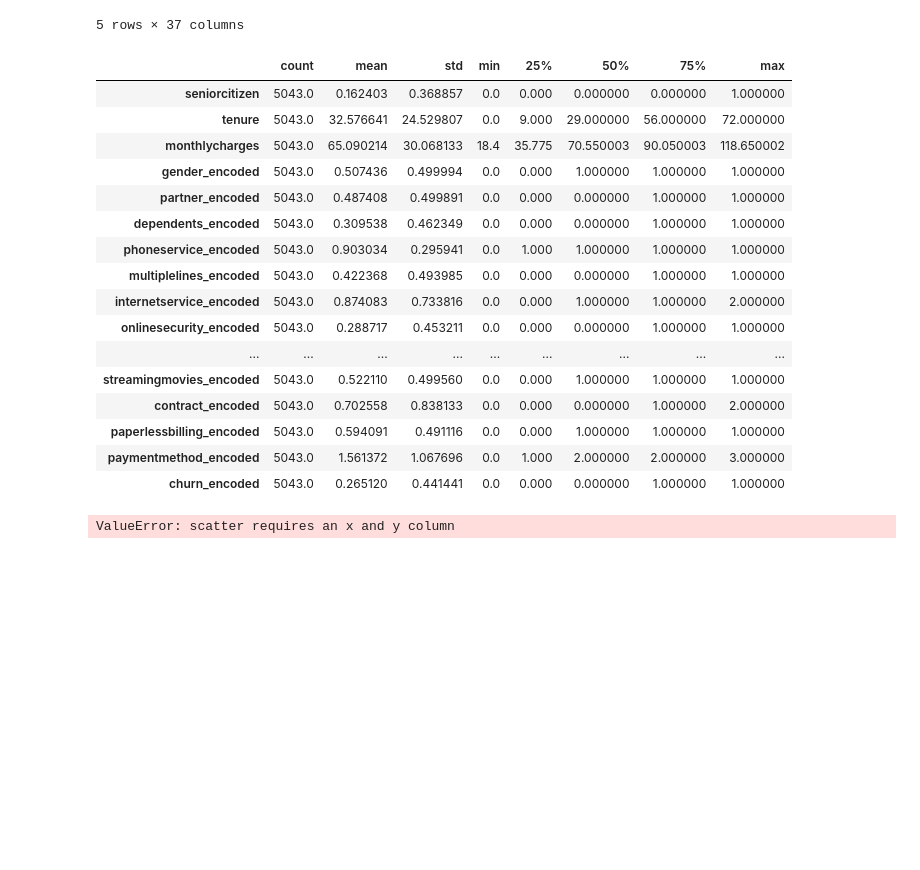
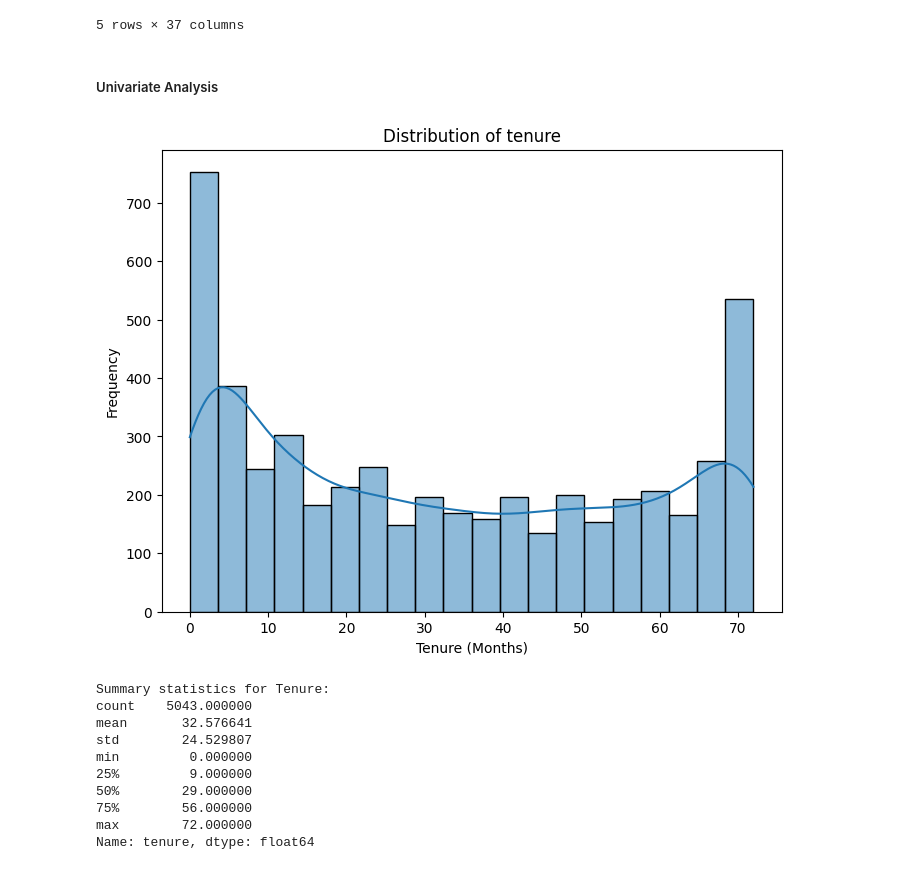
Before and after one commit to heldana30/Customer_Churn_Prediction, a Jupyter notebook: customer_churn_prediction.ipynb, the cells around one changed output. Cells and saved outputs as stored; diff of their text form; code cells hidden in the pictures; blank space fills up the shorter version.

```diff
--- a/customer_churn_prediction.ipynb
+++ b/customer_churn_prediction.ipynb
@@ -550,27 +552,29 @@ train_df.head()
 | 3 | 7795-CFOCW | Male | 0 | No | No | 45 | No | No | ... |
 | 4 | 9237-HQITU | Female | 0 | No | No | 2 | Yes | No | ... |
 5 rows × 37 columns
-# %%
-train_df.describe().T
-# %% [output]
-|  | count | mean | std | min | 25% | 50% | 75% | max |
-| seniorcitizen | 5043.0 | 0.162403 | 0.368857 | 0.0 | 0.000 | 0.000000 | 0.000000 | 1.000000 |
-| tenure | 5043.0 | 32.576641 | 24.529807 | 0.0 | 9.000 | 29.000000 | 56.000000 | 72.000000 |
-| monthlycharges | 5043.0 | 65.090214 | 30.068133 | 18.4 | 35.775 | 70.550003 | 90.050003 | 118.650002 |
-| gender_encoded | 5043.0 | 0.507436 | 0.499994 | 0.0 | 0.000 | 1.000000 | 1.000000 | 1.000000 |
-| partner_encoded | 5043.0 | 0.487408 | 0.499891 | 0.0 | 0.000 | 0.000000 | 1.000000 | 1.000000 |
-| dependents_encoded | 5043.0 | 0.309538 | 0.462349 | 0.0 | 0.000 | 0.000000 | 1.000000 | 1.000000 |
-| phoneservice_encoded | 5043.0 | 0.903034 | 0.295941 | 0.0 | 1.000 | 1.000000 | 1.000000 | 1.000000 |
-| multiplelines_encoded | 5043.0 | 0.422368 | 0.493985 | 0.0 | 0.000 | 0.000000 | 1.000000 | 1.000000 |
-| internetservice_encoded | 5043.0 | 0.874083 | 0.733816 | 0.0 | 0.000 | 1.000000 | 1.000000 | 2.000000 |
-| onlinesecurity_encoded | 5043.0 | 0.288717 | 0.453211 | 0.0 | 0.000 | 0.000000 | 1.000000 | 1.000000 |
-| ... | ... | ... | ... | ... | ... | ... | ... | ... |
-| streamingmovies_encoded | 5043.0 | 0.522110 | 0.499560 | 0.0 | 0.000 | 1.000000 | 1.000000 | 1.000000 |
-| contract_encoded | 5043.0 | 0.702558 | 0.838133 | 0.0 | 0.000 | 0.000000 | 1.000000 | 2.000000 |
-| paperlessbilling_encoded | 5043.0 | 0.594091 | 0.491116 | 0.0 | 0.000 | 1.000000 | 1.000000 | 1.000000 |
-| paymentmethod_encoded | 5043.0 | 1.561372 | 1.067696 | 0.0 | 1.000 | 2.000000 | 2.000000 | 3.000000 |
-| churn_encoded | 5043.0 | 0.265120 | 0.441441 | 0.0 | 0.000 | 0.000000 | 1.000000 | 1.000000 |
-# %%
-train_df.plot(kind='scatter')
-# %% [output]
-ValueError: scatter requires an x and y column
+# %% [markdown]
+
+##### Univariate Analysis
+# %%
+# Tenure
+plt.figure(figsize=(8, 6))
+sns.histplot(train_df['tenure'], bins=20, kde=True)
+plt.title('Distribution of tenure')
+plt.xlabel('Tenure (Months)')
+plt.ylabel('Frequency')
+plt.show()
+
+print("Summary statistics for Tenure:")
+print(train_df['tenure'].describe())
+# %% [output]
+[figure, added]
+Summary statistics for Tenure:
+count    5043.000000
+mean       32.576641
+std        24.529807
+min         0.000000
+25%         9.000000
+50%        29.000000
+75%        56.000000
+max        72.000000
+Name: tenure, dtype: float64
```
Also changed, not shown: parts of 21 cells of this notebook.
